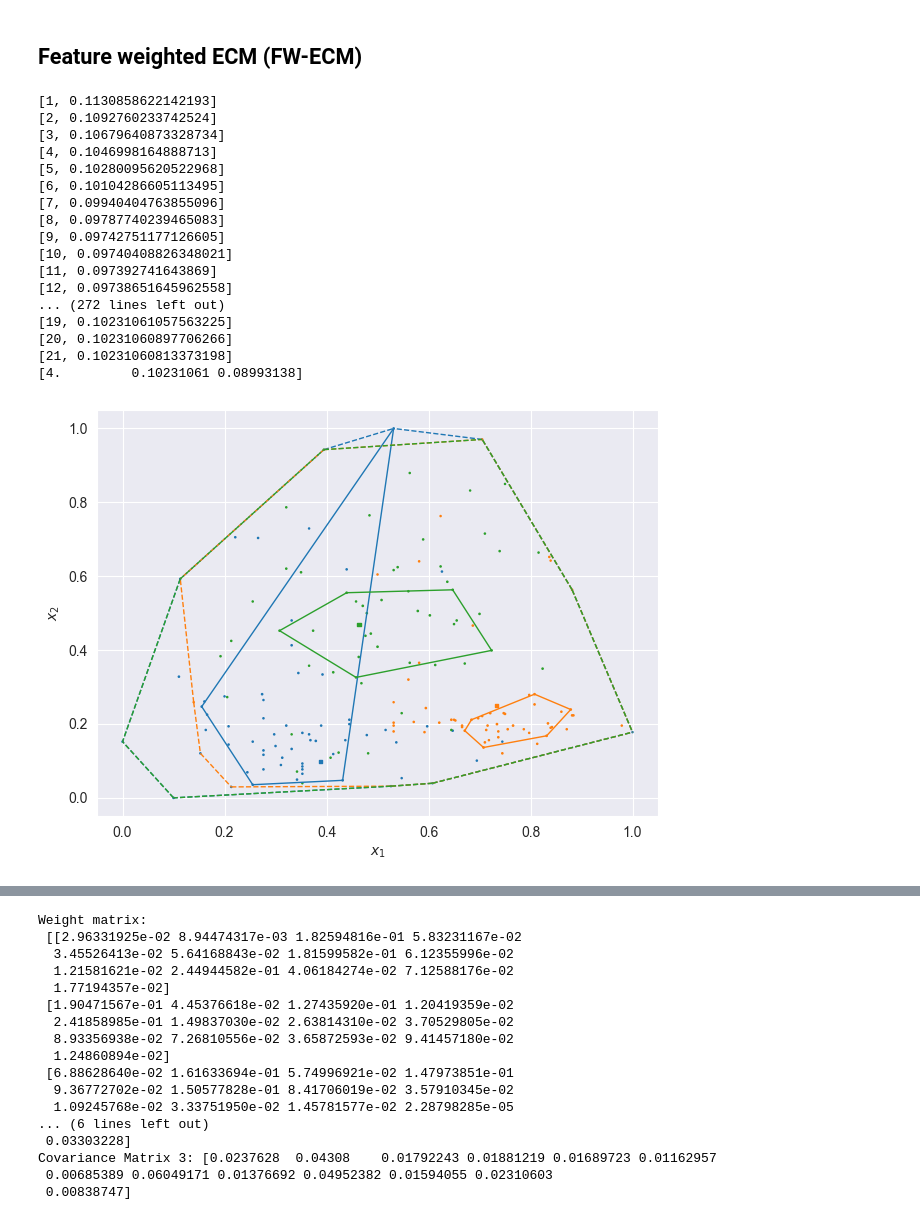
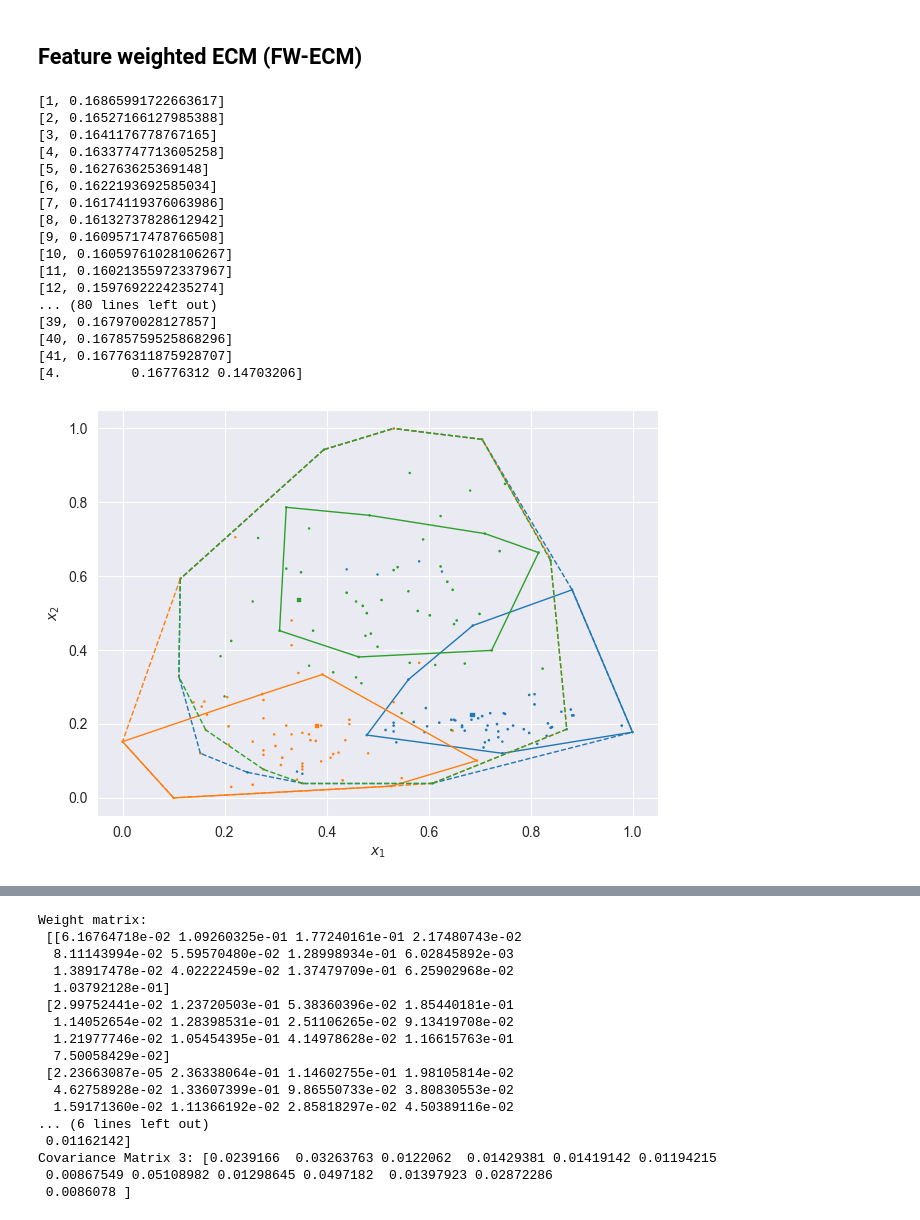
Before and after one commit to tridogithub/evclust, a Jupyter notebook: docs/fwecm_wine.ipynb, the cells around one changed output, grey strips where cells are left out. Cells and saved outputs as stored; diff of their text form; code cells hidden in the pictures.

```diff
--- a/docs/fwecm_wine.ipynb
+++ b/docs/fwecm_wine.ipynb
@@ -141,7 +142,7 @@ Average Non-specificity value: 2.0151177049614173
 # %%
 # Feature weighted ECM clustering
 c = 3
-model = fwecm(x=X, c=c, beta=2, alpha=0.1, delta=2, ntrials=5, epsi=1e-9)
+model = fwecm(x=X, c=c, beta=2, alpha=1, delta=100, ntrials=5, epsi=1e-4)
 
 ev_plot(model, X=X)
 ev_pcaplot(data=X, x=model, normalize=False)
@@ -155,49 +156,49 @@ print(f"Weight matrix: \n {W}")
 cov_mat1 = np.cov(X[predicted_labels == 0].transpose())
 cov_mat2 = np.cov(X[predicted_labels == 1].transpose())
 cov_mat3 = np.cov(X[predicted_labels == 2].transpose())
 print(f"Covariance Matrix 1: {cov_mat1.diagonal()}")
 print(f"Covariance Matrix 2: {cov_mat2.diagonal()}")
 print(f"Covariance Matrix 3: {cov_mat3.diagonal()}")
 
 W_COV_1 = pd.DataFrame({'y': W[0, :], 'x': cov_mat1.diagonal()})
 W_COV_1.sort_values('x', inplace=True)
 W_COV_2 = pd.DataFrame({'y': W[1, :], 'x': cov_mat2.diagonal()})
 W_COV_2.sort_values('x', inplace=True)
 W_COV_3 = pd.DataFrame({'y': W[2, :], 'x': cov_mat3.diagonal()})
 W_COV_3.sort_values('x', inplace=True)
 
 plt.clf()
 plt.scatter(W_COV_1['x'], W_COV_1['y'], label = "cluster 1", marker='o')
 plt.scatter(W_COV_2['x'], W_COV_2['y'], label = "cluster 2", marker='o')
 plt.scatter(W_COV_3['x'], W_COV_3['y'], label = "cluster 3", marker='o')
 plt.xlabel("Variance of clusters")
 plt.ylabel("Weight of clusters w.r.t each dimension")
 plt.legend()
 plt.show()
 
 # Compute the Adjusted Rand Index (ARI)
 ari = adjusted_rand_score(true_labels, predicted_labels)
 print("----------Feature weighted ECM----------")
-print(f"Adjusted Rand Index (ARI): {ari}")
+print(f"Adjusted Rand Index (ARI): {ari} - J value: {model['crit']}")
 
 # Calculate Non-specificity
 calculate_non_specificity(model)
 # %% [output]
-[1, 0.1130858622142193]
-[2, 0.1092760233742524]
-[3, 0.10679640873328734]
-[4, 0.1046998164888713]
-[5, 0.10280095620522968]
-[6, 0.10104286605113495]
-[7, 0.09940404763855096]
-[8, 0.09787740239465083]
-[9, 0.09742751177126605]
-[10, 0.09740408826348021]
-[11, 0.097392741643869]
-[12, 0.09738651645962558]
-... (272 lines left out)
-[19, 0.10231061057563225]
-[20, 0.10231060897706266]
-[21, 0.10231060813373198]
-[4.         0.10231061 0.08993138]
+[1, 0.16865991722663617]
+[2, 0.16527166127985388]
+[3, 0.1641176778767165]
+[4, 0.16337747713605258]
+[5, 0.162763625369148]
+[6, 0.1622193692585034]
+[7, 0.16174119376063986]
+[8, 0.16132737828612942]
+[9, 0.16095717478766508]
+[10, 0.16059761028106267]
+[11, 0.16021355972337967]
+[12, 0.1597692224235274]
+... (80 lines left out)
+[39, 0.167970028127857]
+[40, 0.16785759525868296]
+[41, 0.16776311875928707]
+[4.         0.16776312 0.14703206]
-[figure, old version]
+[figure, new version]
@@ -205,17 +206,17 @@ calculate_non_specificity(model)
 Weight matrix:
- [[2.96331925e-02 8.94474317e-03 1.82594816e-01 5.83231167e-02
-  3.45526413e-02 5.64168843e-02 1.81599582e-01 6.12355996e-02
-  1.21581621e-02 2.44944582e-01 4.06184274e-02 7.12588176e-02
-  1.77194357e-02]
- [1.90471567e-01 4.45376618e-02 1.27435920e-01 1.20419359e-02
-  2.41858985e-01 1.49837030e-02 2.63814310e-02 3.70529805e-02
-  8.93356938e-02 7.26810556e-02 3.65872593e-02 9.41457180e-02
-  1.24860894e-02]
- [6.88628640e-02 1.61633694e-01 5.74996921e-02 1.47973851e-01
-  9.36772702e-02 1.50577828e-01 8.41706019e-02 3.57910345e-02
-  1.09245768e-02 3.33751950e-02 1.45781577e-02 2.28798285e-05
+ [[6.16764718e-02 1.09260325e-01 1.77240161e-01 2.17480743e-02
+  8.11143994e-02 5.59570480e-02 1.28998934e-01 6.02845892e-03
+  1.38917478e-02 4.02222459e-02 1.37479709e-01 6.25902968e-02
+  1.03792128e-01]
+ [2.99752441e-02 1.23720503e-01 5.38360396e-02 1.85440181e-01
+  1.14052654e-02 1.28398531e-01 2.51106265e-02 9.13419708e-02
+  1.21977746e-02 1.05454395e-01 4.14978628e-02 1.16615763e-01
+  7.50058429e-02]
+ [2.23663087e-05 2.36338064e-01 1.14602755e-01 1.98105814e-02
+  4.62758928e-02 1.33607399e-01 9.86550733e-02 3.80830553e-02
+  1.59171360e-02 1.11366192e-02 2.85818297e-02 4.50389116e-02
 ... (6 lines left out)
- 0.03303228]
-Covariance Matrix 3: [0.0237628  0.04308    0.01792243 0.01881219 0.01689723 0.01162957
- 0.00685389 0.06049171 0.01376692 0.04952382 0.01594055 0.02310603
- 0.00838747]
+ 0.01162142]
+Covariance Matrix 3: [0.0239166  0.03263763 0.0122062  0.01429381 0.01419142 0.01194215
+ 0.00867549 0.05108982 0.01298645 0.0497182  0.01397923 0.02872286
+ 0.0086078 ]
```
Also changed, not shown: parts of 3 cells of this notebook, 1 other file.
